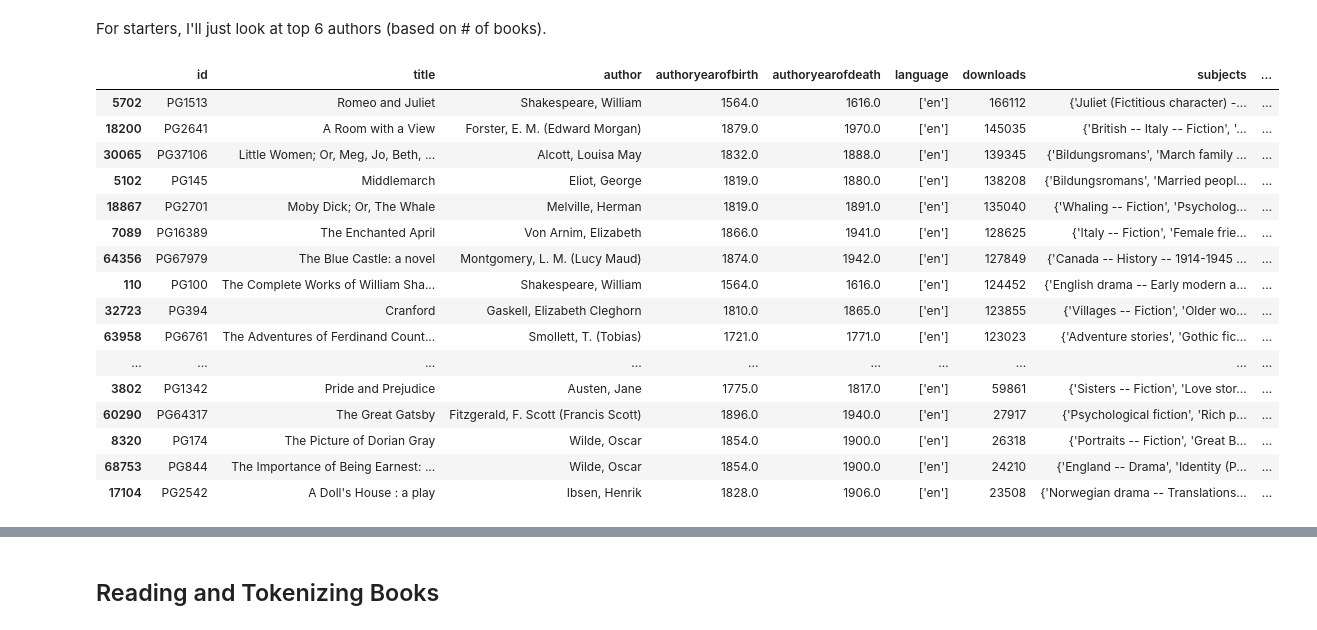
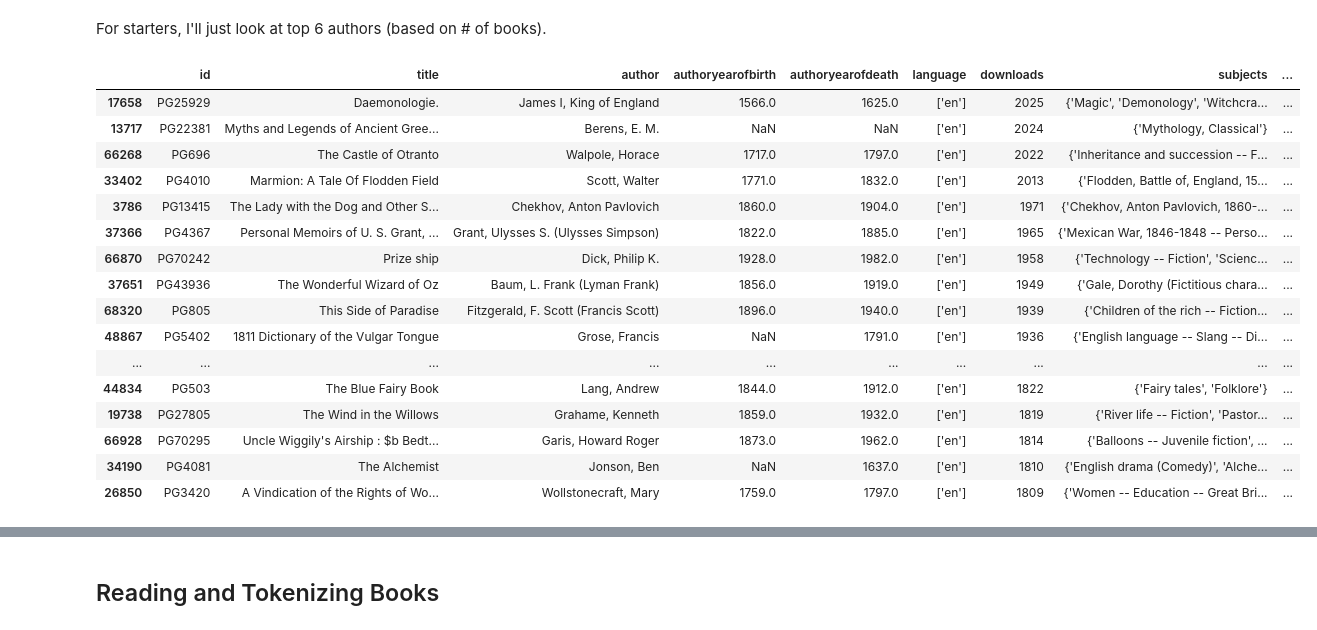
Before and after one commit to tomoumer/discovery_of_writing_differences, a Jupyter notebook: notebooks/data_exploration.ipynb, the cells around one changed output, grey strips where cells are left out. Cells and saved outputs as stored; diff of their text form; code cells hidden in the pictures.

```diff
--- a/notebooks/data_exploration.ipynb
+++ b/notebooks/data_exploration.ipynb
@@ -221,22 +221,22 @@ top_six_authors_list = library_en.groupby('author')['title'].count().sort_values
 library_top_six = library_en[library_en['author'].isin(top_six_authors_list)]
 # %%
 # note: downloads are for the last 30 days
-library_en.sort_values(by='downloads', ascending=False).head(20)
+library_en.sort_values(by='downloads', ascending=False).head(290).tail(30)
 # %% [output]
 |  | id | title | author | authoryearofbirth | authoryearofdeath | language | downloads | subjects | ... |
-| 5702 | PG1513 | Romeo and Juliet | Shakespeare, William | 1564.0 | 1616.0 | ['en'] | 166112 | {'Juliet (Fictitious character) -... | ... |
-| 18200 | PG2641 | A Room with a View | Forster, E. M. (Edward Morgan) | 1879.0 | 1970.0 | ['en'] | 145035 | {'British -- Italy -- Fiction', '... | ... |
-| 30065 | PG37106 | Little Women; Or, Meg, Jo, Beth, ... | Alcott, Louisa May | 1832.0 | 1888.0 | ['en'] | 139345 | {'Bildungsromans', 'March family ... | ... |
-| 5102 | PG145 | Middlemarch | Eliot, George | 1819.0 | 1880.0 | ['en'] | 138208 | {'Bildungsromans', 'Married peopl... | ... |
-| 18867 | PG2701 | Moby Dick; Or, The Whale | Melville, Herman | 1819.0 | 1891.0 | ['en'] | 135040 | {'Whaling -- Fiction', 'Psycholog... | ... |
-| 7089 | PG16389 | The Enchanted April | Von Arnim, Elizabeth | 1866.0 | 1941.0 | ['en'] | 128625 | {'Italy -- Fiction', 'Female frie... | ... |
-| 64356 | PG67979 | The Blue Castle: a novel | Montgomery, L. M. (Lucy Maud) | 1874.0 | 1942.0 | ['en'] | 127849 | {'Canada -- History -- 1914-1945 ... | ... |
-| 110 | PG100 | The Complete Works of William Sha... | Shakespeare, William | 1564.0 | 1616.0 | ['en'] | 124452 | {'English drama -- Early modern a... | ... |
-| 32723 | PG394 | Cranford | Gaskell, Elizabeth Cleghorn | 1810.0 | 1865.0 | ['en'] | 123855 | {'Villages -- Fiction', 'Older wo... | ... |
-| 63958 | PG6761 | The Adventures of Ferdinand Count... | Smollett, T. (Tobias) | 1721.0 | 1771.0 | ['en'] | 123023 | {'Adventure stories', 'Gothic fic... | ... |
+| 17658 | PG25929 | Daemonologie. | James I, King of England | 1566.0 | 1625.0 | ['en'] | 2025 | {'Magic', 'Demonology', 'Witchcra... | ... |
+| 13717 | PG22381 | Myths and Legends of Ancient Gree... | Berens, E. M. | NaN | NaN | ['en'] | 2024 | {'Mythology, Classical'} | ... |
+| 66268 | PG696 | The Castle of Otranto | Walpole, Horace | 1717.0 | 1797.0 | ['en'] | 2022 | {'Inheritance and succession -- F... | ... |
+| 33402 | PG4010 | Marmion: A Tale Of Flodden Field | Scott, Walter | 1771.0 | 1832.0 | ['en'] | 2013 | {'Flodden, Battle of, England, 15... | ... |
+| 3786 | PG13415 | The Lady with the Dog and Other S... | Chekhov, Anton Pavlovich | 1860.0 | 1904.0 | ['en'] | 1971 | {'Chekhov, Anton Pavlovich, 1860-... | ... |
+| 37366 | PG4367 | Personal Memoirs of U. S. Grant, ... | Grant, Ulysses S. (Ulysses Simpson) | 1822.0 | 1885.0 | ['en'] | 1965 | {'Mexican War, 1846-1848 -- Perso... | ... |
+| 66870 | PG70242 | Prize ship | Dick, Philip K. | 1928.0 | 1982.0 | ['en'] | 1958 | {'Technology -- Fiction', 'Scienc... | ... |
+| 37651 | PG43936 | The Wonderful Wizard of Oz | Baum, L. Frank (Lyman Frank) | 1856.0 | 1919.0 | ['en'] | 1949 | {'Gale, Dorothy (Fictitious chara... | ... |
+| 68320 | PG805 | This Side of Paradise | Fitzgerald, F. Scott (Francis Scott) | 1896.0 | 1940.0 | ['en'] | 1939 | {'Children of the rich -- Fiction... | ... |
+| 48867 | PG5402 | 1811 Dictionary of the Vulgar Tongue | Grose, Francis | NaN | 1791.0 | ['en'] | 1936 | {'English language -- Slang -- Di... | ... |
 | ... | ... | ... | ... | ... | ... | ... | ... | ... | ... |
-| 3802 | PG1342 | Pride and Prejudice | Austen, Jane | 1775.0 | 1817.0 | ['en'] | 59861 | {'Sisters -- Fiction', 'Love stor... | ... |
-| 60290 | PG64317 | The Great Gatsby | Fitzgerald, F. Scott (Francis Scott) | 1896.0 | 1940.0 | ['en'] | 27917 | {'Psychological fiction', 'Rich p... | ... |
-| 8320 | PG174 | The Picture of Dorian Gray | Wilde, Oscar | 1854.0 | 1900.0 | ['en'] | 26318 | {'Portraits -- Fiction', 'Great B... | ... |
-| 68753 | PG844 | The Importance of Being Earnest: ... | Wilde, Oscar | 1854.0 | 1900.0 | ['en'] | 24210 | {'England -- Drama', 'Identity (P... | ... |
-| 17104 | PG2542 | A Doll's House : a play | Ibsen, Henrik | 1828.0 | 1906.0 | ['en'] | 23508 | {'Norwegian drama -- Translations... | ... |
+| 44834 | PG503 | The Blue Fairy Book | Lang, Andrew | 1844.0 | 1912.0 | ['en'] | 1822 | {'Fairy tales', 'Folklore'} | ... |
+| 19738 | PG27805 | The Wind in the Willows | Grahame, Kenneth | 1859.0 | 1932.0 | ['en'] | 1819 | {'River life -- Fiction', 'Pastor... | ... |
+| 66928 | PG70295 | Uncle Wiggily's Airship : $b Bedt... | Garis, Howard Roger | 1873.0 | 1962.0 | ['en'] | 1814 | {'Balloons -- Juvenile fiction', ... | ... |
+| 34190 | PG4081 | The Alchemist | Jonson, Ben | NaN | 1637.0 | ['en'] | 1810 | {'English drama (Comedy)', 'Alche... | ... |
+| 26850 | PG3420 | A Vindication of the Rights of Wo... | Wollstonecraft, Mary | 1759.0 | 1797.0 | ['en'] | 1809 | {'Women -- Education -- Great Bri... | ... |
```
Also changed, not shown: parts of 7 cells of this notebook.
